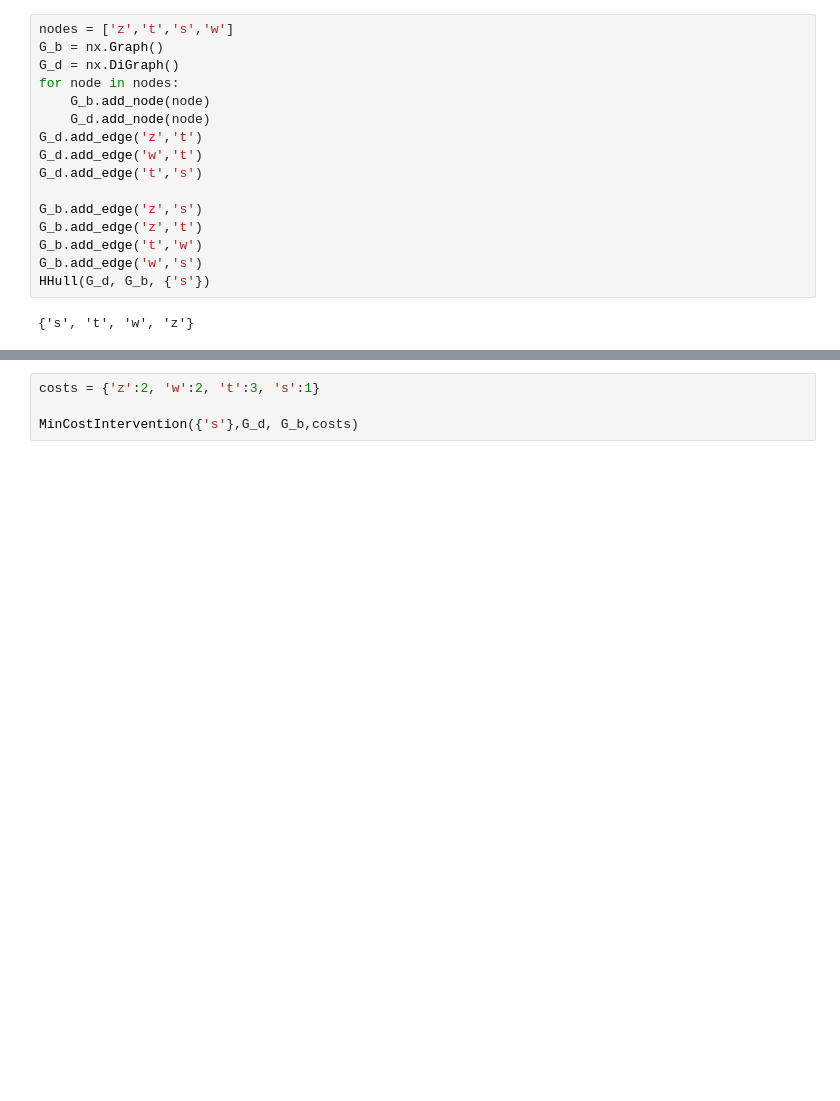
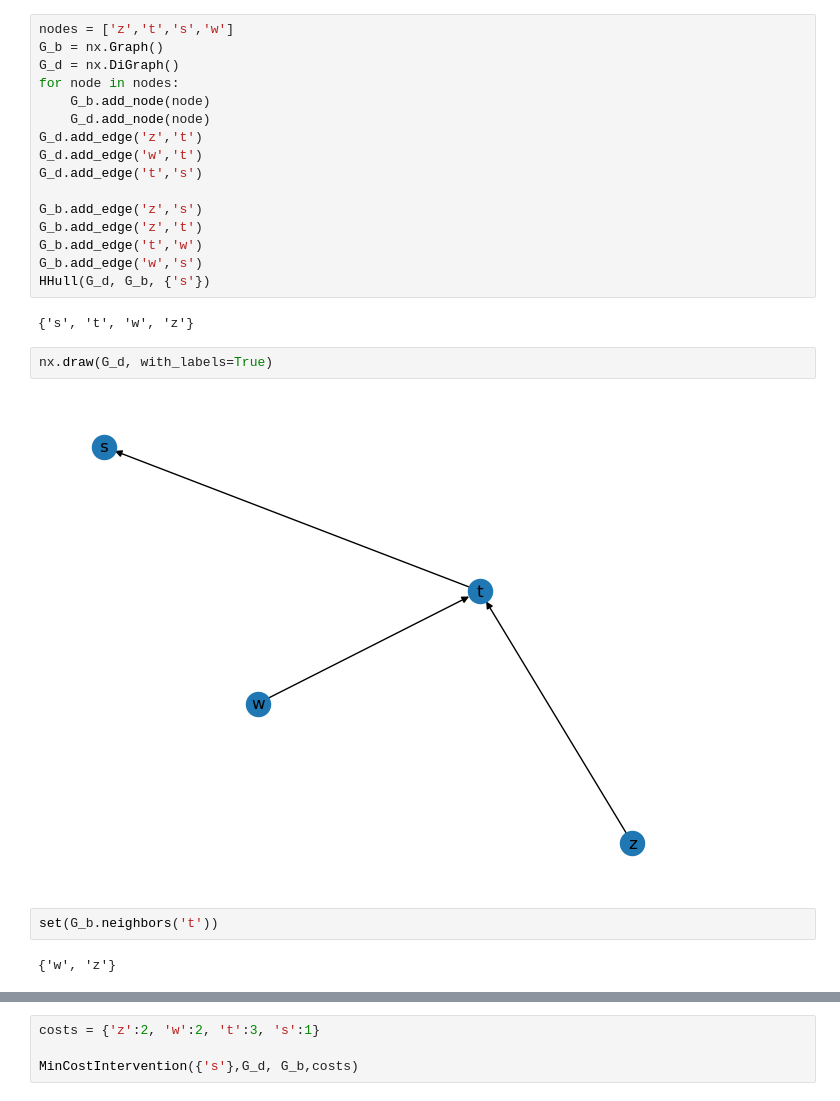
Before and after one commit to FedericoDiGennaro/Causal-Inference-Project, a Jupyter notebook: Task2.ipynb, the cells around one changed output, grey strips where cells are left out. Saved outputs shown, nothing was run; the diff lists cells and outputs as text; blank space fills up the shorter version.

```diff
--- a/Task2.ipynb
+++ b/Task2.ipynb
@@ -33,3 +37,11 @@ G_b.add_edge('w','s')
 HHull(G_d, G_b, {'s'})
 # %% [output]
 {'s', 't', 'w', 'z'}
+# %%
+nx.draw(G_d, with_labels=True)
+# %% [output]
+[figure, added]
+# %%
+set(G_b.neighbors('t'))
+# %% [output]
+{'w', 'z'}
```
Also changed, not shown: parts of 6 cells of this notebook, 3 other files.
